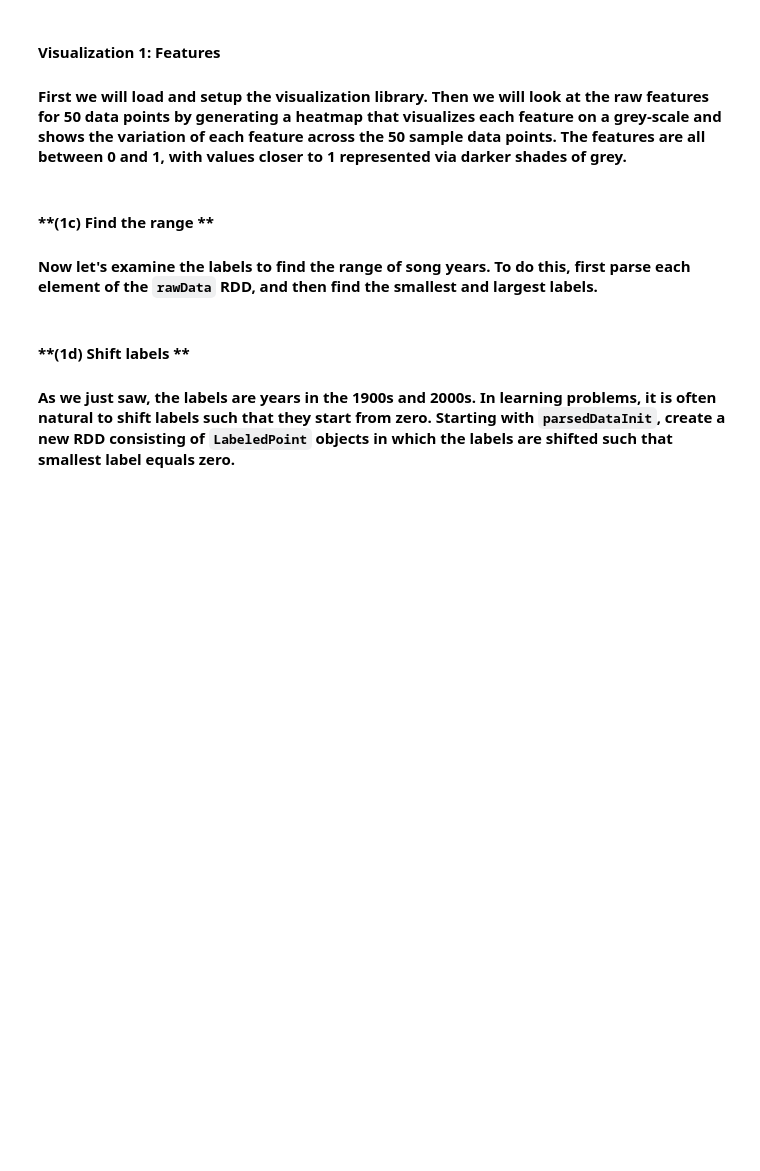
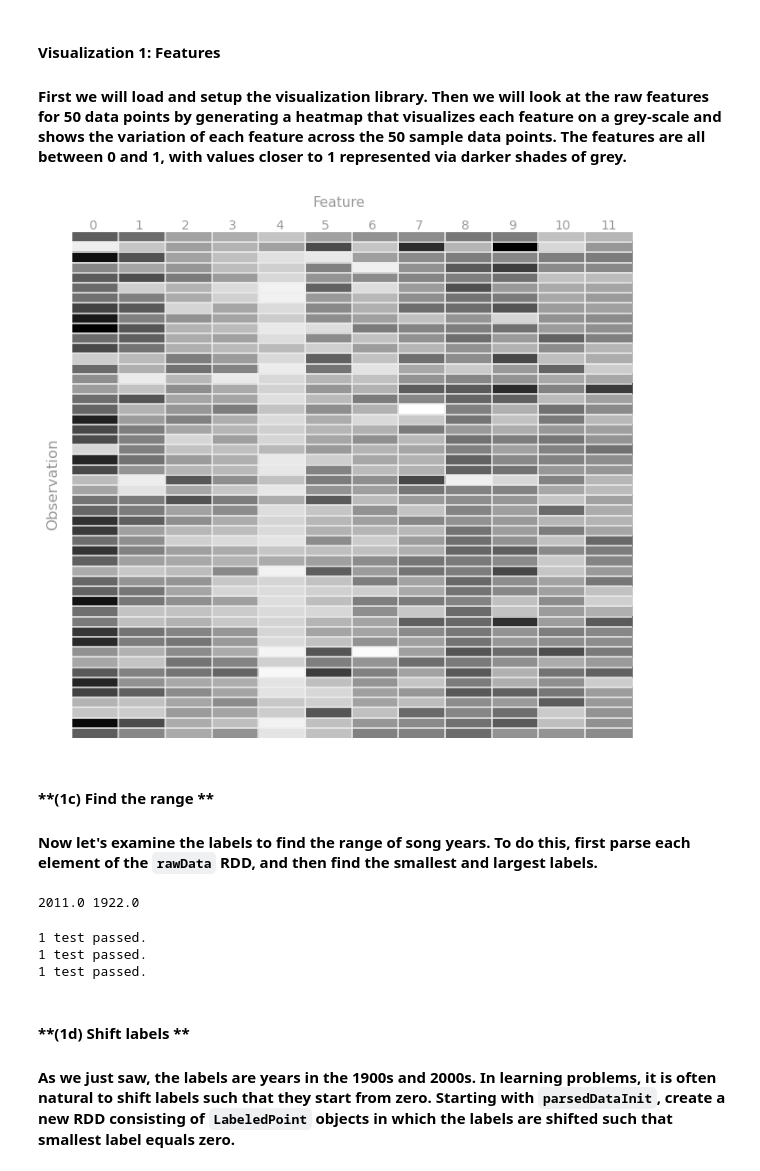
Before and after one commit to wangsheng512p/lvraikkoneny, a Jupyter notebook: lab3/ML_lab3_linear_reg_student.ipynb, the cells around one changed output. Drawn from its saved outputs; the diff is of its cells as text; code cells hidden in the pictures; blank space fills up the shorter version.

```diff
--- a/lab3/ML_lab3_linear_reg_student.ipynb
+++ b/lab3/ML_lab3_linear_reg_student.ipynb
@@ -69,12 +73,14 @@ def parsePoint(line):
         LabeledPoint: The line is converted into a `LabeledPoint`, which consists of a label and
             features.
     """
-    split_str = line.split(',')
-    return LabeledPoint(split_str[0], split_str[1:])
+    return LabeledPoint(line.split(',')[0], line.split(',')[1:])
 
+help(LabeledPoint)
 parsedSamplePoints = rawData.map(parsePoint)
 firstPointFeatures = parsedSamplePoints.take(1)[0].features
 firstPointLabel = parsedSamplePoints.take(1)[0].label
+
+print type(parsedSamplePoints.take(2))
 print firstPointFeatures, firstPointLabel
 
 d = len(firstPointFeatures)
@@ -94,38 +123,40 @@ Test.assertTrue(d == 12, 'incorrect number of features')
 import matplotlib.pyplot as plt
 import matplotlib.cm as cm
 
-sampleMorePoints = rawData.take(50)
+#sampleMorePoints = rawData.take(50)
 # You can uncomment the line below to see randomly selected features.  These will be randomly
 # selected each time you run the cell.  Note that you should run this cell with the line commented
 # out when answering the lab quiz questions.
-# sampleMorePoints = rawData.takeSample(False, 50)
+sampleMorePoints = rawData.takeSample(False, 50)
 
 parsedSampleMorePoints = map(parsePoint, sampleMorePoints)
 dataValues = map(lambda lp: lp.features.toArray(), parsedSampleMorePoints)
 
 def preparePlot(xticks, yticks, figsize=(10.5, 6), hideLabels=False, gridColor='#999999',
                 gridWidth=1.0):
     """Template for generating the plot layout."""
     plt.close()
     fig, ax = plt.subplots(figsize=figsize, facecolor='white', edgecolor='white')
     ax.axes.tick_params(labelcolor='#999999', labelsize='10')
     for axis, ticks in [(ax.get_xaxis(), xticks), (ax.get_yaxis(), yticks)]:
         axis.set_ticks_position('none')
         axis.set_ticks(ticks)
         axis.label.set_color('#999999')
         if hideLabels: axis.set_ticklabels([])
     plt.grid(color=gridColor, linewidth=gridWidth, linestyle='-')
     map(lambda position: ax.spines[position].set_visible(False), ['bottom', 'top', 'left', 'right'])
     return fig, ax
 
 # generate layout and plot
 fig, ax = preparePlot(np.arange(.5, 11, 1), np.arange(.5, 49, 1), figsize=(8,7), hideLabels=True,
                       gridColor='#eeeeee', gridWidth=1.1)
 image = plt.imshow(dataValues,interpolation='nearest', aspect='auto', cmap=cm.Greys)
 for x, y, s in zip(np.arange(-.125, 12, 1), np.repeat(-.75, 12), [str(x) for x in range(12)]):
     plt.text(x, y, s, color='#999999', size='10')
 plt.text(4.7, -3, 'Feature', color='#999999', size='11'), ax.set_ylabel('Observation')
 pass
+# %% [output]
+[figure, added]
 # %% [markdown]
 #### **(1c) Find the range **
 #### Now let's examine the labels to find the range of song years.  To do this, first parse each element of the `rawData` RDD, and then find the smallest and largest labels.
@@ -136,6 +167,8 @@ onlyLabels = parsedDataInit.map(lambda x: x.label)
 minYear = onlyLabels.min()
 maxYear = onlyLabels.max()
 print maxYear, minYear
+# %% [output]
+2011.0 1922.0
 # %%
 # TEST Find the range (1c)
 Test.assertEquals(len(parsedDataInit.take(1)[0].features), 12,
@@ -144,6 +177,10 @@ sumFeatTwo = parsedDataInit.map(lambda lp: lp.features[2]).sum()
 Test.assertTrue(np.allclose(sumFeatTwo, 3158.96224351), 'parsedDataInit has unexpected values')
 yearRange = maxYear - minYear
 Test.assertTrue(yearRange == 89, 'incorrect range for minYear to maxYear')
+# %% [output]
+1 test passed.
+1 test passed.
+1 test passed.
 # %% [markdown]
 #### **(1d) Shift labels **
 #### As we just saw, the labels are years in the 1900s and 2000s.  In learning problems, it is often natural to shift labels such that they start from zero.  Starting with `parsedDataInit`, create a new RDD consisting of `LabeledPoint` objects in which the labels are shifted such that smallest label equals zero.
```
Also changed, not shown: parts of 47 cells of this notebook, 1 other file.
